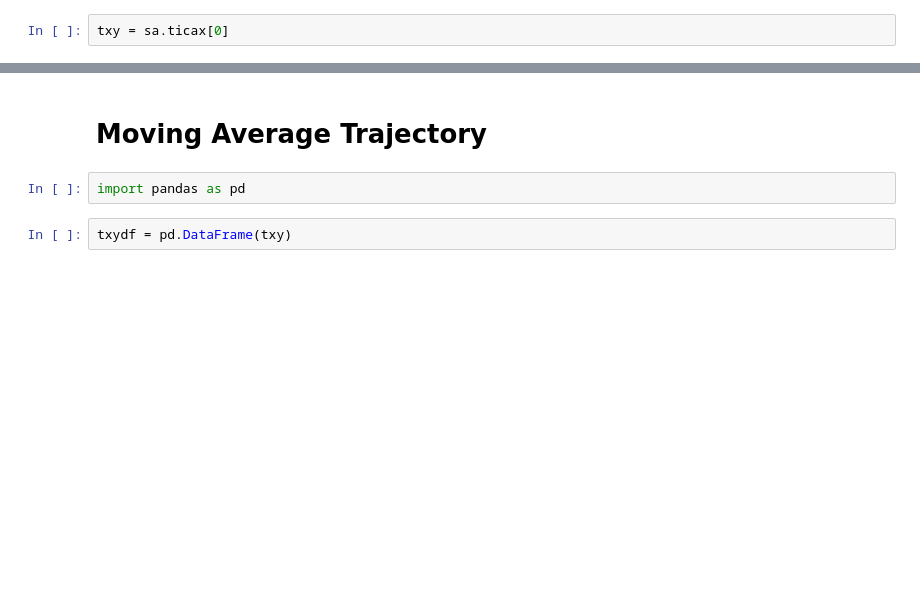
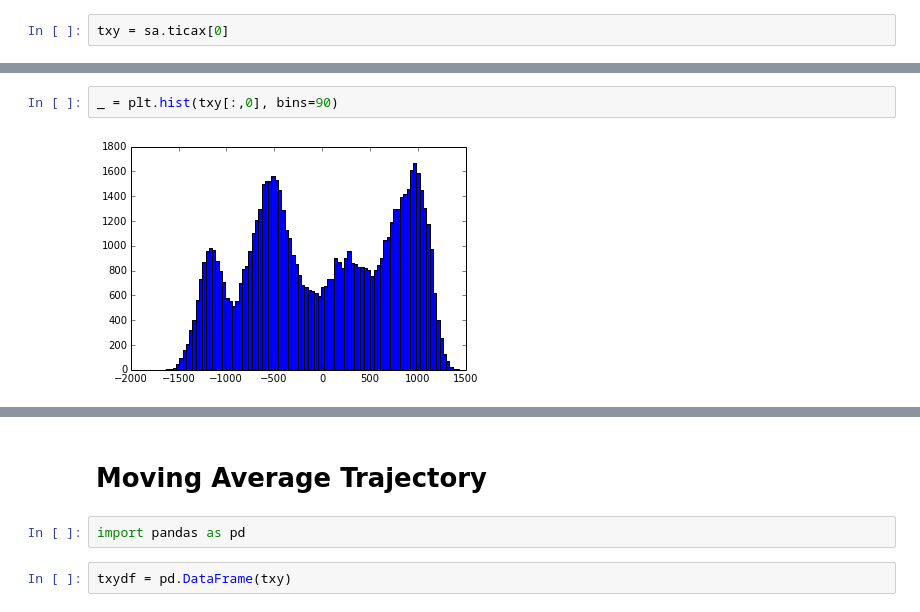
Before and after one commit to mpharrigan/wetmsm, a Jupyter notebook: ipython/kchan/hoh/2-kchan_tica.ipynb, the cells around one changed output, grey strips where cells are left out. Saved outputs shown, nothing was run; the diff lists cells and outputs as text; blank space fills up the shorter version.

```diff
--- a/ipython/kchan/hoh/2-kchan_tica.ipynb
+++ b/ipython/kchan/hoh/2-kchan_tica.ipynb
@@ -79,2 +82,6 @@ plt.savefig('figs-2-tica/scatter.pdf')
+# %%
+_ = plt.hist(txy[:,0], bins=90)
+# %% [output]
+[figure, added]
 # %%
 plt.subplots(figsize=(8,5))
```
Also changed, not shown: parts of 11 cells of this notebook, 4 other files.
